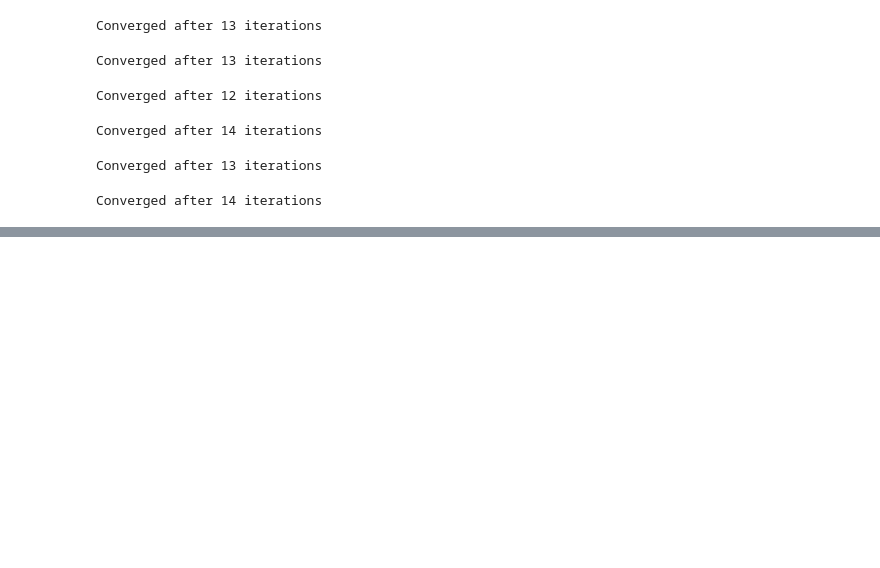
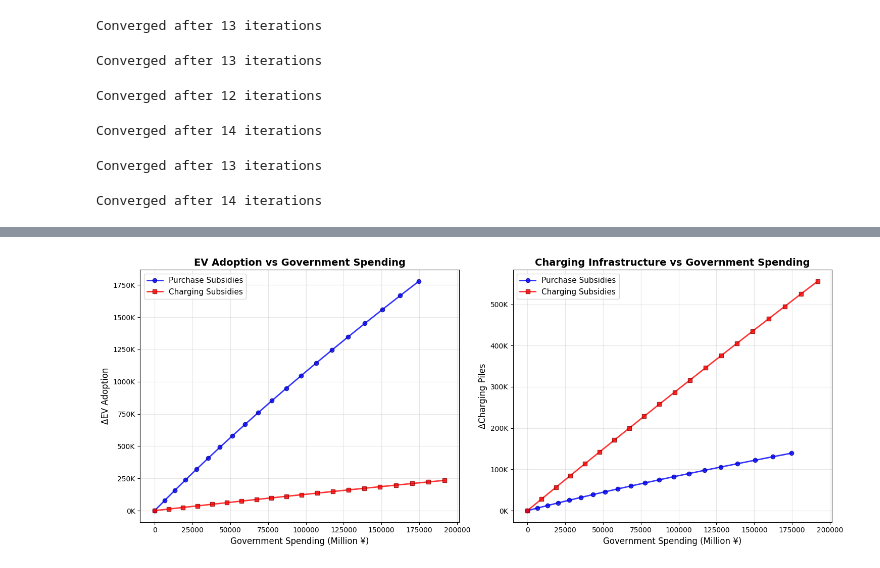
Before and after one commit to RBW021121/MSc-Dissertation, a Jupyter notebook: 7. Counterfactual.ipynb, the cells around one changed output, grey strips where cells are left out. Saved outputs shown, nothing was run; the diff lists cells and outputs as text; code cells hidden in the pictures; blank space fills up the shorter version.

```diff
--- a/7. Counterfactual.ipynb
+++ b/7. Counterfactual.ipynb
@@ -700,0 +992,64 @@ print(latex_table)
+# %%
+# Plotting results
+
+# Set up the plotting style
+plt.style.use('default')
+sns.set_palette("husl")
+
+# Create the plots
+fig, (ax1, ax2) = plt.subplots(1, 2, figsize=(15, 6))
+
+# Read the saved data
+combined_preview = pd.read_csv(combined_file)
+
+# Split the data by scenario type
+purchase_data = combined_preview[combined_preview['scenario_type'] == 'purchase_only']
+charging_data = combined_preview[combined_preview['scenario_type'] == 'charging_only']
+
+# Sort data by government spending for proper line connections
+purchase_data = purchase_data.sort_values('gov_spending')
+charging_data = charging_data.sort_values('gov_spending')
+
+# Plot 1: Delta EV vs Government Spending
+ax1.plot(purchase_data['gov_spending'], purchase_data['delta_ev'],
+         color='blue', alpha=0.8, linewidth=2, marker='o', markersize=6,
+         label='Purchase Subsidies', markerfacecolor='blue', markeredgecolor='darkblue')
+ax1.plot(charging_data['gov_spending'], charging_data['delta_ev'],
+         color='red', alpha=0.8, linewidth=2, marker='s', markersize=6,
+         label='Charging Subsidies', markerfacecolor='red', markeredgecolor='darkred')
+
+ax1.set_xlabel('Government Spending (Million ¥)', fontsize=12)
+ax1.set_ylabel('ΔEV Adoption', fontsize=12)
+ax1.set_title('EV Adoption vs Government Spending', fontsize=14, fontweight='bold')
+ax1.legend(fontsize=11)
+ax1.grid(True, alpha=0.3)
+
+# Format y-axis to show values in thousands
+ax1.yaxis.set_major_formatter(plt.FuncFormatter(lambda x, p: f'{x/1000:.0f}K'))
+
+# Plot 2: Delta Charging Piles vs Government Spending
+ax2.plot(purchase_data['gov_spending'], purchase_data['delta_piles'],
+         color='blue', alpha=0.8, linewidth=2, marker='o', markersize=6,
+         label='Purchase Subsidies', markerfacecolor='blue', markeredgecolor='darkblue')
+ax2.plot(charging_data['gov_spending'], charging_data['delta_piles'],
+         color='red', alpha=0.8, linewidth=2, marker='s', markersize=6,
+         label='Charging Subsidies', markerfacecolor='red', markeredgecolor='darkred')
+
+ax2.set_xlabel('Government Spending (Million ¥)', fontsize=12)
+ax2.set_ylabel('ΔCharging Piles', fontsize=12)
+ax2.set_title('Charging Infrastructure vs Government Spending', fontsize=14, fontweight='bold')
+ax2.legend(fontsize=11)
+ax2.grid(True, alpha=0.3)
+
+# Format y-axis to show values in thousands
+ax2.yaxis.set_major_formatter(plt.FuncFormatter(lambda x, p: f'{x/1000:.0f}K'))
+
+# Adjust layout and save plot
+plt.tight_layout()
+
+# Save the plot to GraphsTables folder
+plt.savefig('GraphsTables/policy_counterfactuals_comparison.png', dpi=300, bbox_inches='tight')
+
+plt.show()
+# %% [output]
+[figure, added]
```
Also changed, not shown: parts of 4 cells of this notebook, 12 other files.
